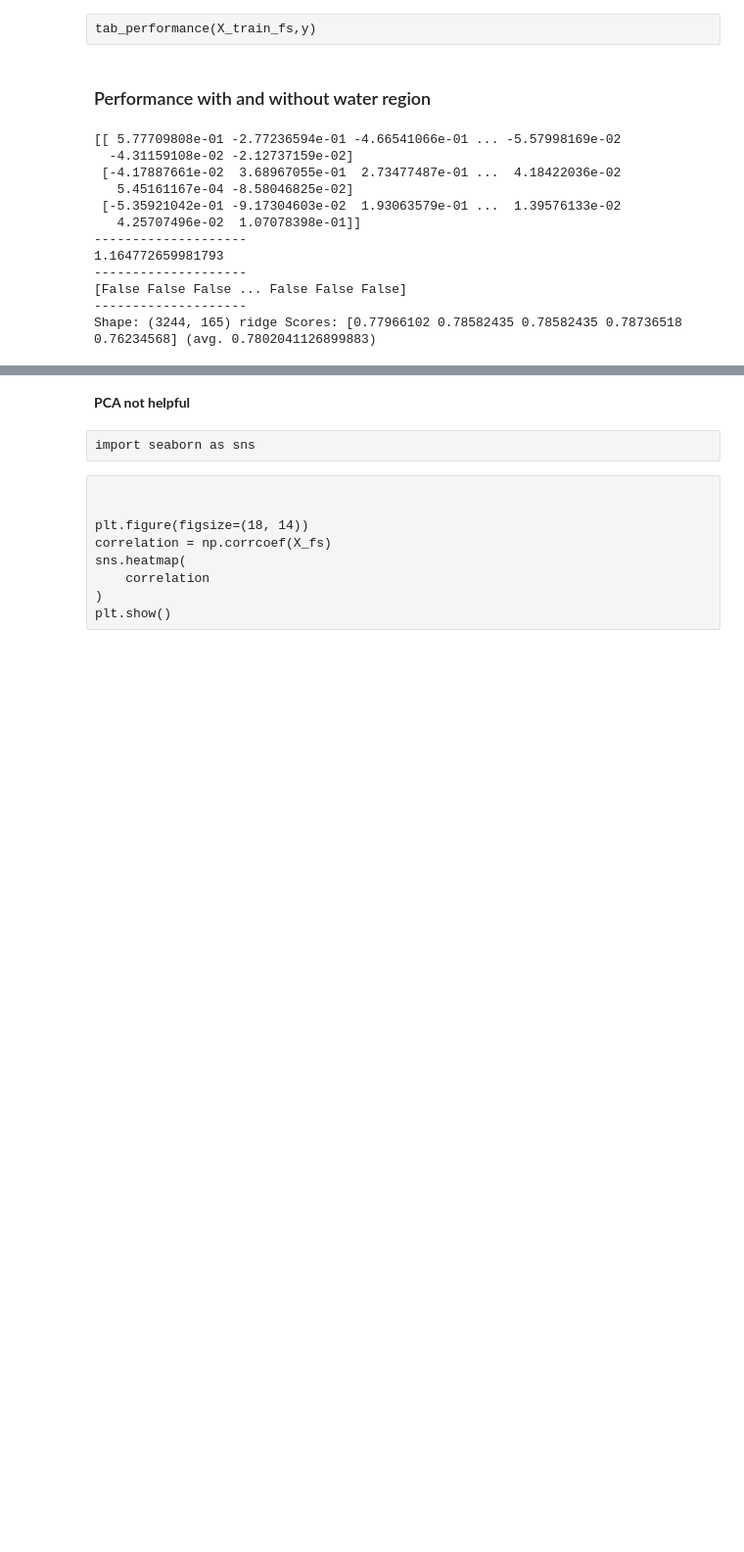
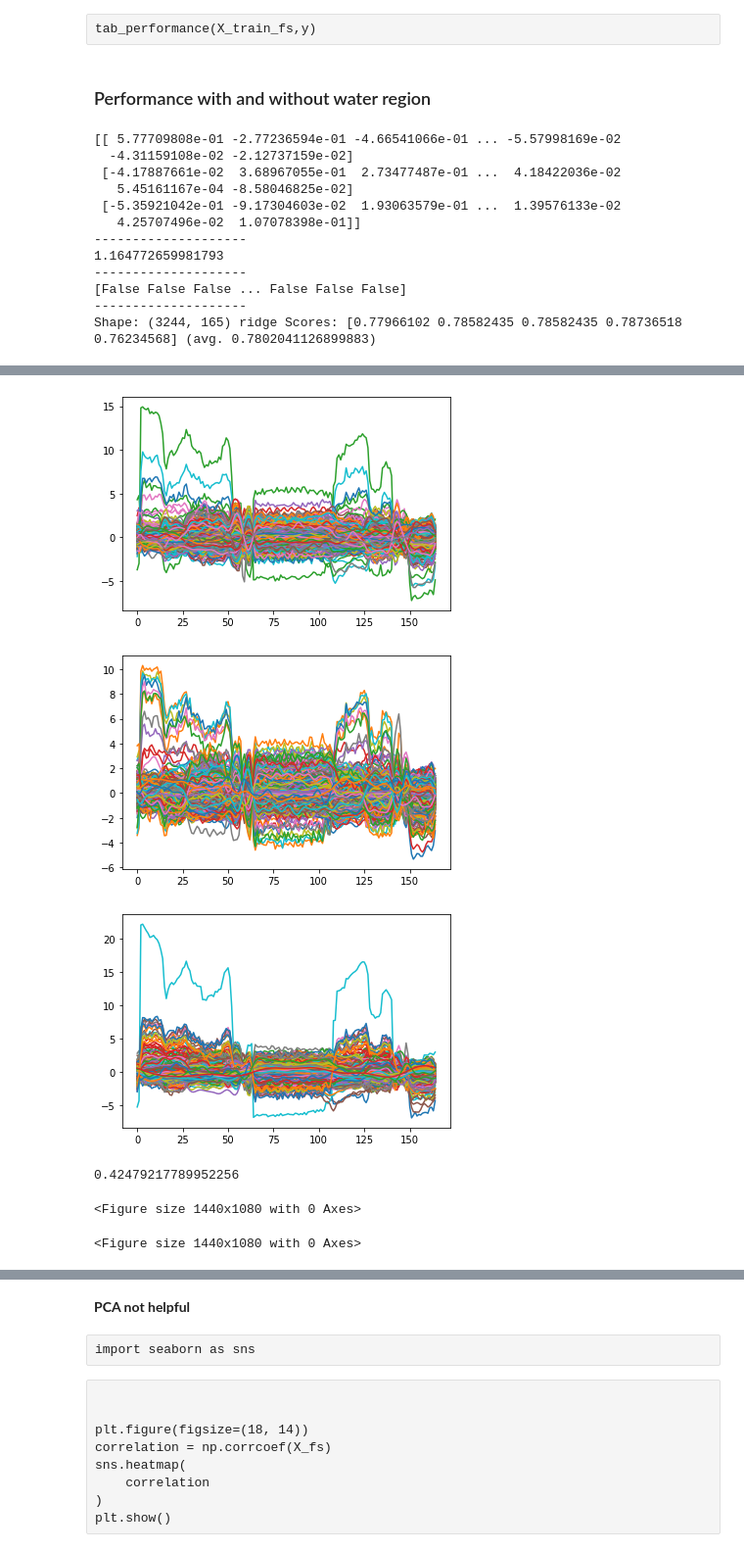
Before and after one commit to mlgig/vistamilk_diet_challenge, a Jupyter notebook: notebooks/Bhaskar_VM.ipynb, the cells around one changed output, grey strips where cells are left out. Shown: that part at 98% size. Saved outputs shown, nothing was run; the diff lists cells and outputs as text; code cells hidden in the pictures; blank space fills up the shorter version.

```diff
--- a/notebooks/Bhaskar_VM.ipynb
+++ b/notebooks/Bhaskar_VM.ipynb
@@ -330,0 +362,21 @@ clf = Pipeline([
+# %%
+from scipy.fftpack import fft, ifft
+from sklearn.preprocessing import minmax_scale, FunctionTransformer
+
+
+# plt.figure(figsize=(50, 35))
+
+def _fft(X):
+
+    freq_domain = fft(X)
+
+    PSD = freq_domain * np.conj(freq_domain)/ len(freq_domain)
+    psd_r = minmax_scale(PSD.real, axis=1)
+
+#     print(PSD)
+#     plt.plot(PSD.real)
+    index = PSD>=0.5
+    clean = PSD*index
+    cleaned_freq = index * freq_domain
+
+    return ifft(cleaned_freq).real
@@ -330,0 +391,17 @@ clf = Pipeline([
+# %%
+# plt.plot(X_fs[0,:])
+for i in class_0:
+    plt.plot(_fft(X_fs[i,:]))
+plt.show()
+
+for i in class_1:
+    plt.plot(_fft(X_fs[i,:]))
+plt.show()
+
+for i in class_2:
+    plt.plot(_fft(X_fs[i,:]))
+plt.show()
+# %% [output]
+[figure, added]
+[figure, added]
+[figure, added]
@@ -330,0 +423,11 @@ clf = Pipeline([
+# %%
+score.mean()
+# %% [output]
+0.42479217789952256
+# %%
+plt.figure(figsize=(20, 15))
+
+# _fft(np.mean(X_fs[class_0, :], axis=0))
+# %% [output]
+<Figure size 1440x1080 with 0 Axes>
+<Figure size 1440x1080 with 0 Axes>
```
Also changed, not shown: parts of 27 cells of this notebook.
